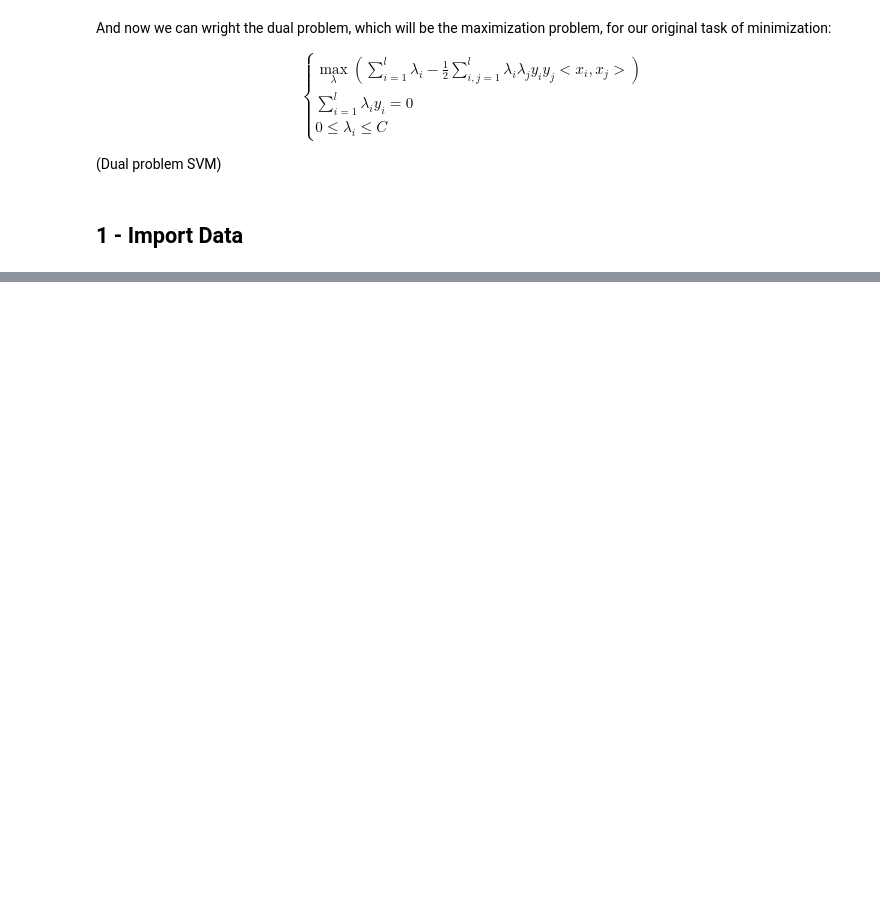
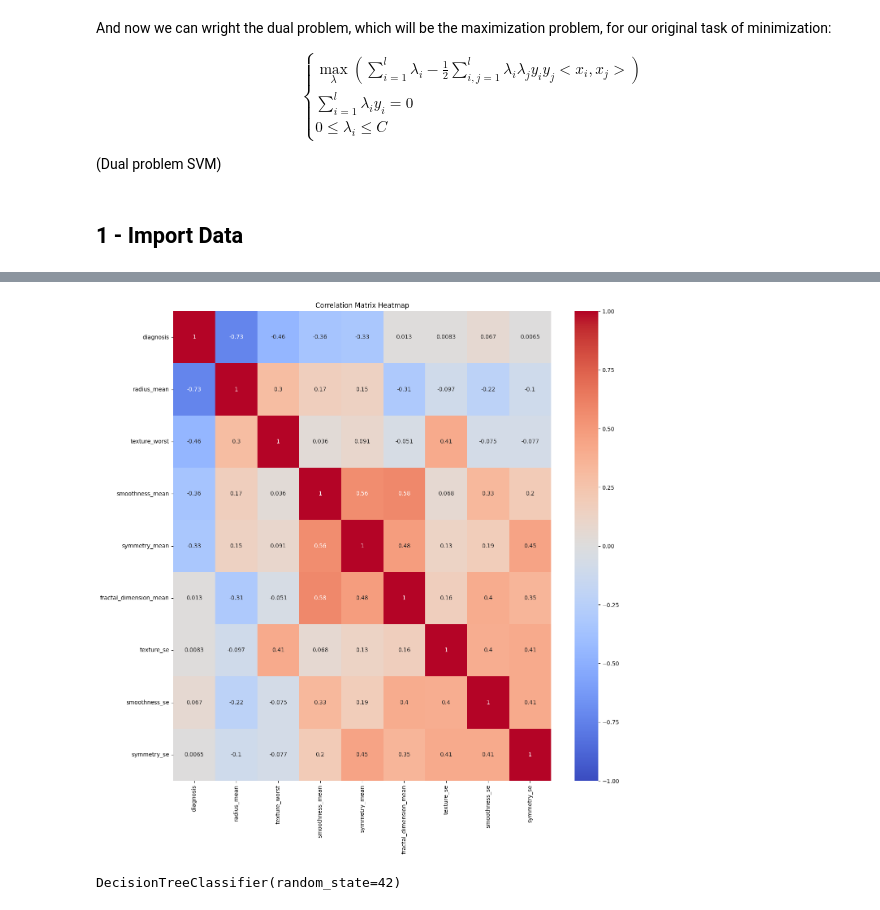
Before and after one commit to SergeyAkh/SVM, a Jupyter notebook: SVM.ipynb, the cells around one changed output, grey strips where cells are left out. Saved outputs shown, nothing was run; the diff lists cells and outputs as text; code cells hidden in the pictures; blank space fills up the shorter version.

```diff
--- a/SVM.ipynb
+++ b/SVM.ipynb
@@ -164,0 +207,9 @@ plt.show()
+# %%
+data_short = data[["id","diagnosis","radius_mean","texture_worst","smoothness_mean","symmetry_mean","fractal_dimension_mean","texture_se","smoothness_se","symmetry_se"]]
+# %%
+plt.figure(figsize=(15, 15))
+sns.heatmap(data_short.iloc[:, 1:].corr(), annot=True, cmap='coolwarm', vmin=-1, vmax=1)
+plt.title("Correlation Matrix Heatmap")
+plt.show()
+# %% [output]
+[figure, added]
@@ -164,0 +226,5 @@ plt.show()
+# %%
+dt = DecisionTreeClassifier(random_state=42)
+dt.fit(data.iloc[:, 2:], data.iloc[:, 1:2])
+# %% [output]
+DecisionTreeClassifier(random_state=42)
```
Also changed, not shown: parts of 22 cells of this notebook.
